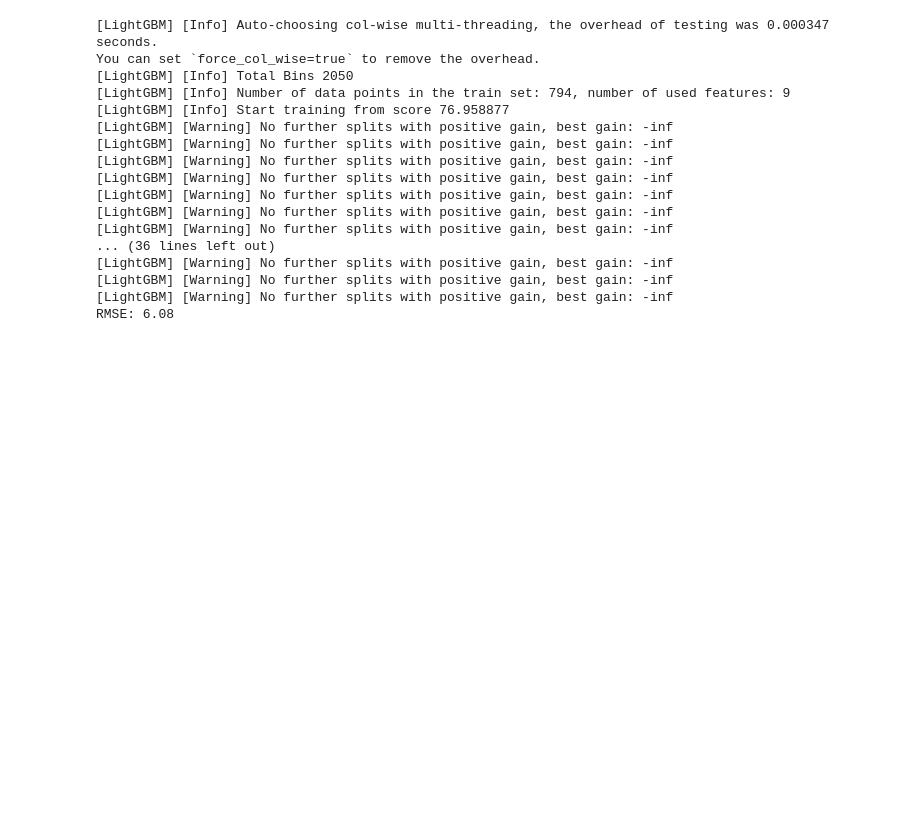
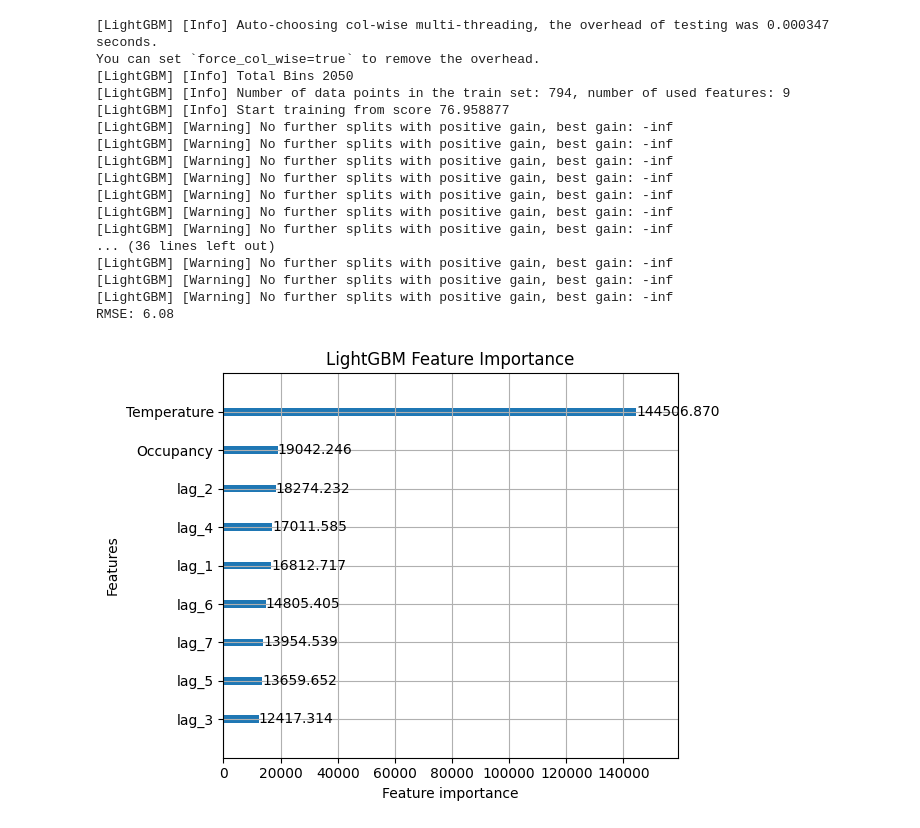
Before and after one commit to vijaivimu/TimeSeriesAnalysis, a Jupyter notebook: src/LightGBM.ipynb, the cells around one changed output. Drawn from its saved outputs; the diff is of its cells as text; code cells hidden in the pictures; blank space fills up the shorter version.

Commit message:
Feature Importance

```diff
--- a/src/LightGBM.ipynb
+++ b/src/LightGBM.ipynb
@@ -73,3 +73,13 @@ You can set `force_col_wise=true` to remove the overhead.
 [LightGBM] [Warning] No further splits with positive gain, best gain: -inf
 [LightGBM] [Warning] No further splits with positive gain, best gain: -inf
 RMSE: 6.08
+# %%
+import matplotlib.pyplot as plt
+import lightgbm as lgb
+
+lgb.plot_importance(model, importance_type='gain', max_num_features=10)
+plt.title("LightGBM Feature Importance")
+plt.tight_layout()
+plt.show()
+# %% [output]
+[figure, added]
```
